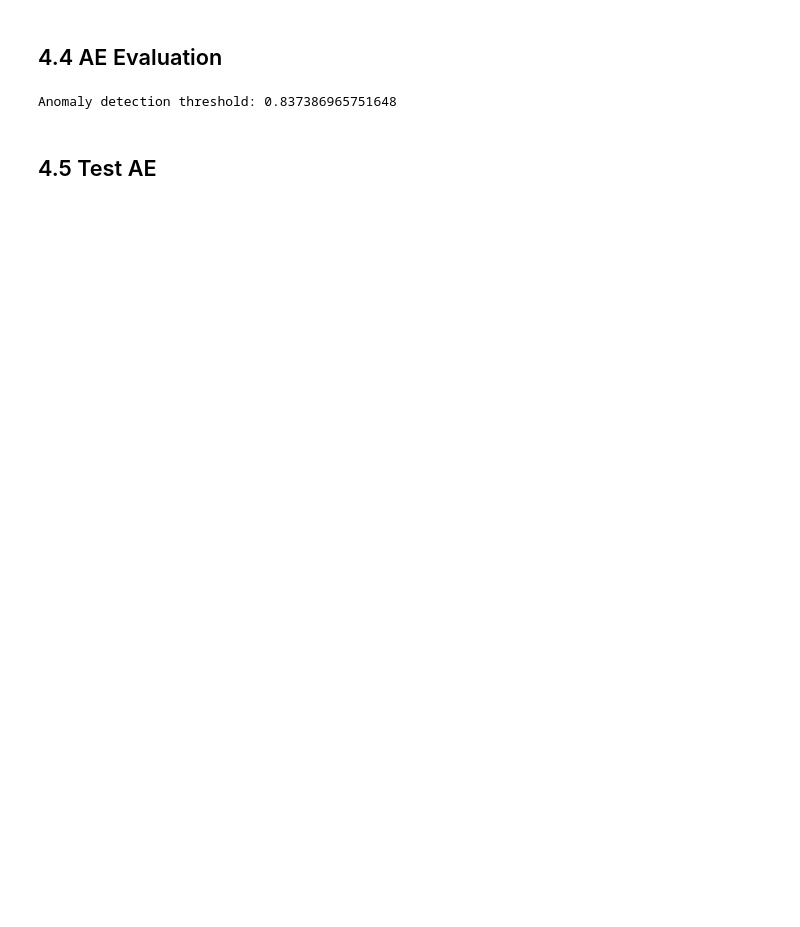
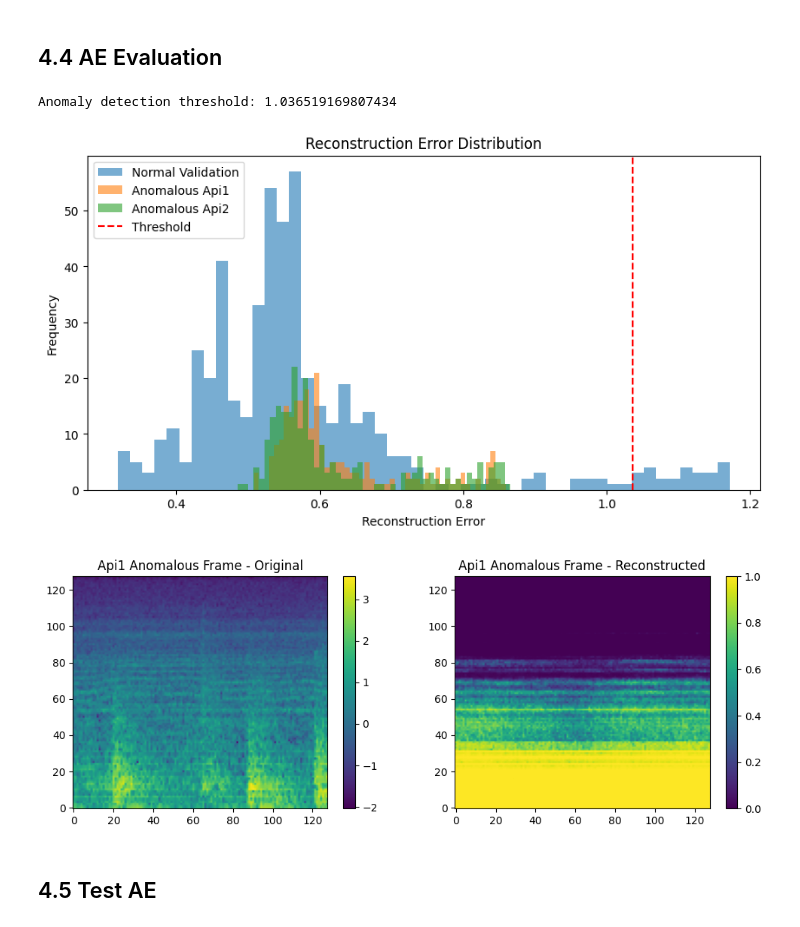
Before and after one commit to frodo-hu/Acoustic-Anomaly-Detection, a Jupyter notebook: Preprocessing/Transformation and Normalization.ipynb, the cells around one changed output. Cells and saved outputs as stored; diff of their text form; code cells hidden in the pictures; blank space fills up the shorter version.

```diff
--- a/Preprocessing/Transformation and Normalization.ipynb
+++ b/Preprocessing/Transformation and Normalization.ipynb
@@ -260,7 +393,17 @@ for epoch in range(epochs):
         optimizer.step()
         running_loss += loss.item()
 
-    print(f'Epoch [{epoch+1}/{epochs}], Loss: {running_loss/len(train_loader)}')
+    # Validation phase
+    autoencoder.eval()
+    val_loss = 0.0
+    with torch.no_grad():
+        for val_inputs, val_targets in val_loader:
+            val_outputs = autoencoder(val_inputs)
+            val_loss += criterion(val_outputs, val_targets).item()
+
+    print(f'Epoch {epoch+1}/{epochs}, '
+          f'Training Loss: {running_loss/len(train_loader):.4f}, '
+          f'Validation Loss: {val_loss/len(val_loader):.4f}')
 
 # Save the trained model
 torch.save(autoencoder.state_dict(), "autoencoder_model.pth")
@@ -285,10 +428,11 @@ Epoch [50/50], Loss: 0.6437187641859055
 # %% [markdown]
 ## 4.4 AE Evaluation
 # %%
-autoencoder.eval()  # Set the model to evaluation mode
+# Evaluate on validation data to set a threshold for anomaly detection
+autoencoder.eval()
 with torch.no_grad():
-    reconstructed_frames = autoencoder(frames_pi1_tensor)
-    reconstruction_error = torch.mean(torch.abs(frames_pi1_tensor - reconstructed_frames), dim=[1, 2])
+    reconstructed_frames = autoencoder(frames_val_tensor)
+    reconstruction_error = torch.mean(torch.abs(frames_val_tensor - reconstructed_frames), dim=(1, 2))
 
 # Convert error to NumPy array for further processing
 reconstruction_error = reconstruction_error.numpy()
@@ -297,7 +441,45 @@ reconstruction_error = reconstruction_error.numpy()
 threshold = np.percentile(reconstruction_error, 95)
 print(f"Anomaly detection threshold: {threshold}")
 # %% [output]
-Anomaly detection threshold: 0.837386965751648
+Anomaly detection threshold: 1.036519169807434
+# %%
+import matplotlib.pyplot as plt
+
+# Plot reconstruction error distribution for normal validation set
+plt.figure(figsize=(10, 5))
+plt.hist(reconstruction_error, bins=50, alpha=0.6, label='Normal Validation')
+plt.hist(test_reconstructed_error_Api1, bins=50, alpha=0.6, label='Anomalous Api1')
+plt.hist(test_reconstructed_error_Api2, bins=50, alpha=0.6, label='Anomalous Api2')
+plt.axvline(x=threshold, color='red', linestyle='--', label='Threshold')
+plt.title("Reconstruction Error Distribution")
+plt.xlabel("Reconstruction Error")
+plt.ylabel("Frequency")
+plt.legend()
+plt.show()
+
+# Visualize original and reconstructed frames for one anomalous frame
+def plot_original_vs_reconstructed(original, reconstructed, title):
+    plt.figure(figsize=(12, 4))
+    plt.subplot(1, 2, 1)
+    plt.imshow(original, aspect='auto', origin='lower', cmap='viridis')
+    plt.title(f"{title} - Original")
+    plt.colorbar()
+
+    plt.subplot(1, 2, 2)
+    plt.imshow(reconstructed, aspect='auto', origin='lower', cmap='viridis')
+    plt.title(f"{title} - Reconstructed")
+    plt.colorbar()
+    plt.show()
+
+# Example: Compare one anomalous frame from Api1
+with torch.no_grad():
+    frame_index = 0  # Adjust this index to view different frames
+    original_frame = frames_Api1_tensor[frame_index].numpy()
+    reconstructed_frame = test_reconstructed_Api1[frame_index].numpy()
+    plot_original_vs_reconstructed(original_frame, reconstructed_frame, "Api1 Anomalous Frame")
+# %% [output]
+[figure, added]
+[figure, added]
 # %% [markdown]
 ## 4.5 Test AE
 # %%
```
Also changed, not shown: parts of 16 cells of this notebook, 45 other files.
